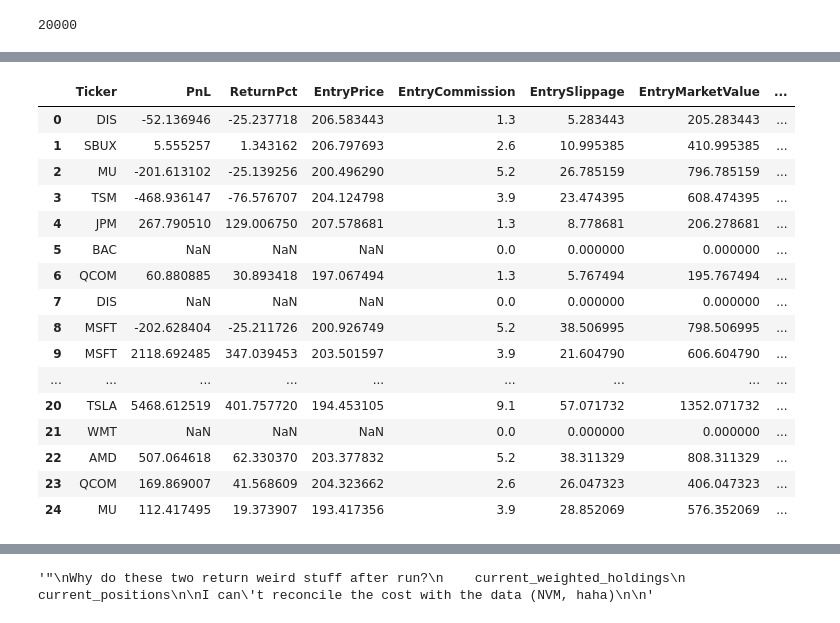
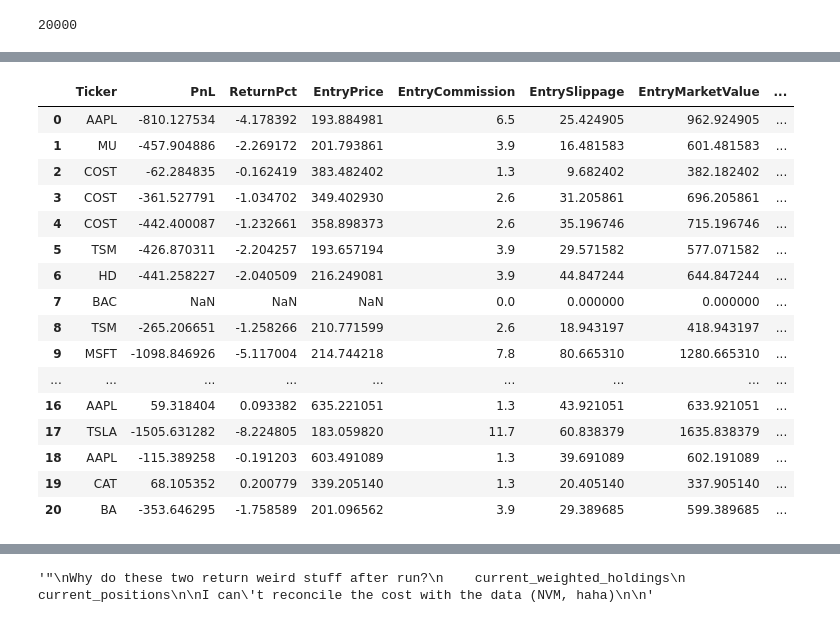
Before and after one commit to Zino-ctrlZ/QuantTools, a Jupyter notebook: EventDriven/demos/backtestClean.ipynb, the cells around one changed output, grey strips where cells are left out. Cells and saved outputs as stored; diff of their text form; code cells hidden in the pictures.

Commit message:
Minor Changes to Portfolio Manager

```diff
--- a/EventDriven/demos/backtestClean.ipynb
+++ b/EventDriven/demos/backtestClean.ipynb
@@ -34,7 +41,9 @@ The autoreload extension is already loaded. To reload it, use:
 thetadata_start = '2021-01-01'
 # %%
 import json
-key = 9
+pd.set_option('display.max_columns', 100)
+pd.set_option('display.max_rows', 100)
+key = 10
 with open(f'/Users/chiemelienwanisobi/cloned_repos/QuantTools/EventDriven/input/profitable_weights_{key}.json', 'r') as f:
     weights = json.load(f)
 ttrades__ = pd.read_csv(f'/Users/chiemelienwanisobi/cloned_repos/QuantTools/EventDriven/input/profitable_trades_{key}.csv').iloc[:, 1:]
@@ -120,3 +129,14 @@ order
  'data': {'long': ['TSM20250321C280'],
   'trade_id': '&L:TSM20250321C280',
   'close': 1.515}}
+# %%
+max_cash = {}
+cash = 20_000
+for s, w in weights.items():
+    if w * cash > 200:
+        max_cash[s] = 2
+    elif w * cash > 100:
+        max_cash[s] = 1
+    else:
+        max_cash[s] = 0.5
+max_cash
@@ -123,7 +163,7 @@ order
 # %%
 #Backtest class
 ## Find a way to not always reinitialize the backtest class, when want to redo
-evb_backtest = OptionSignalBacktest(trades_, initial_capital=20_000)
+evb_backtest = OptionSignalBacktest(trades_, initial_capital=cash)
 # %%
 evb_backtest.portfolio.initial_capital
 # %% [output]
@@ -157,9 +197,10 @@ evb_backtest.portfolio.order_settings = {'type': 'naked',
 #  'name': 'vertical_spread'}
 
 
-evb_backtest.portfolio.max_contract_price = 2
+evb_backtest.portfolio.max_contract_price = max_cash
 evb_backtest.executor.commission_rate = 0.65/100
 evb_backtest.executor.commission_rate
 evb_backtest.executor.max_slippage_pct = 0.075
 evb_backtest.portfolio.allocated_cash_map
+evb_backtest.portfolio.max_contract_price
 # %% [output]
@@ -291,20 +285,20 @@ dtype: object
 # %%
-evb_backtest.portfolio.get_trades()
+evb_backtest.portfolio.trades
 # %% [output]
 |  | Ticker | PnL | ReturnPct | EntryPrice | EntryCommission | EntrySlippage | EntryMarketValue | ... |
-| 0 | DIS | -52.136946 | -25.237718 | 206.583443 | 1.3 | 5.283443 | 205.283443 | ... |
-| 1 | SBUX | 5.555257 | 1.343162 | 206.797693 | 2.6 | 10.995385 | 410.995385 | ... |
-| 2 | MU | -201.613102 | -25.139256 | 200.496290 | 5.2 | 26.785159 | 796.785159 | ... |
-| 3 | TSM | -468.936147 | -76.576707 | 204.124798 | 3.9 | 23.474395 | 608.474395 | ... |
-| 4 | JPM | 267.790510 | 129.006750 | 207.578681 | 1.3 | 8.778681 | 206.278681 | ... |
-| 5 | BAC | NaN | NaN | NaN | 0.0 | 0.000000 | 0.000000 | ... |
-| 6 | QCOM | 60.880885 | 30.893418 | 197.067494 | 1.3 | 5.767494 | 195.767494 | ... |
-| 7 | DIS | NaN | NaN | NaN | 0.0 | 0.000000 | 0.000000 | ... |
-| 8 | MSFT | -202.628404 | -25.211726 | 200.926749 | 5.2 | 38.506995 | 798.506995 | ... |
-| 9 | MSFT | 2118.692485 | 347.039453 | 203.501597 | 3.9 | 21.604790 | 606.604790 | ... |
+| 0 | AAPL | -810.127534 | -4.178392 | 193.884981 | 6.5 | 25.424905 | 962.924905 | ... |
+| 1 | MU | -457.904886 | -2.269172 | 201.793861 | 3.9 | 16.481583 | 601.481583 | ... |
+| 2 | COST | -62.284835 | -0.162419 | 383.482402 | 1.3 | 9.682402 | 382.182402 | ... |
+| 3 | COST | -361.527791 | -1.034702 | 349.402930 | 2.6 | 31.205861 | 696.205861 | ... |
+| 4 | COST | -442.400087 | -1.232661 | 358.898373 | 2.6 | 35.196746 | 715.196746 | ... |
+| 5 | TSM | -426.870311 | -2.204257 | 193.657194 | 3.9 | 29.571582 | 577.071582 | ... |
+| 6 | HD | -441.258227 | -2.040509 | 216.249081 | 3.9 | 44.847244 | 644.847244 | ... |
+| 7 | BAC | NaN | NaN | NaN | 0.0 | 0.000000 | 0.000000 | ... |
+| 8 | TSM | -265.206651 | -1.258266 | 210.771599 | 2.6 | 18.943197 | 418.943197 | ... |
+| 9 | MSFT | -1098.846926 | -5.117004 | 214.744218 | 7.8 | 80.665310 | 1280.665310 | ... |
 | ... | ... | ... | ... | ... | ... | ... | ... | ... |
-| 20 | TSLA | 5468.612519 | 401.757720 | 194.453105 | 9.1 | 57.071732 | 1352.071732 | ... |
-| 21 | WMT | NaN | NaN | NaN | 0.0 | 0.000000 | 0.000000 | ... |
-| 22 | AMD | 507.064618 | 62.330370 | 203.377832 | 5.2 | 38.311329 | 808.311329 | ... |
-| 23 | QCOM | 169.869007 | 41.568609 | 204.323662 | 2.6 | 26.047323 | 406.047323 | ... |
-| 24 | MU | 112.417495 | 19.373907 | 193.417356 | 3.9 | 28.852069 | 576.352069 | ... |
+| 16 | AAPL | 59.318404 | 0.093382 | 635.221051 | 1.3 | 43.921051 | 633.921051 | ... |
+| 17 | TSLA | -1505.631282 | -8.224805 | 183.059820 | 11.7 | 60.838379 | 1635.838379 | ... |
+| 18 | AAPL | -115.389258 | -0.191203 | 603.491089 | 1.3 | 39.691089 | 602.191089 | ... |
+| 19 | CAT | 68.105352 | 0.200779 | 339.205140 | 1.3 | 20.405140 | 337.905140 | ... |
+| 20 | BA | -353.646295 | -1.758589 | 201.096562 | 3.9 | 29.389685 | 599.389685 | ... |
```
Also changed, not shown: parts of 14 cells of this notebook, 31 other files.
